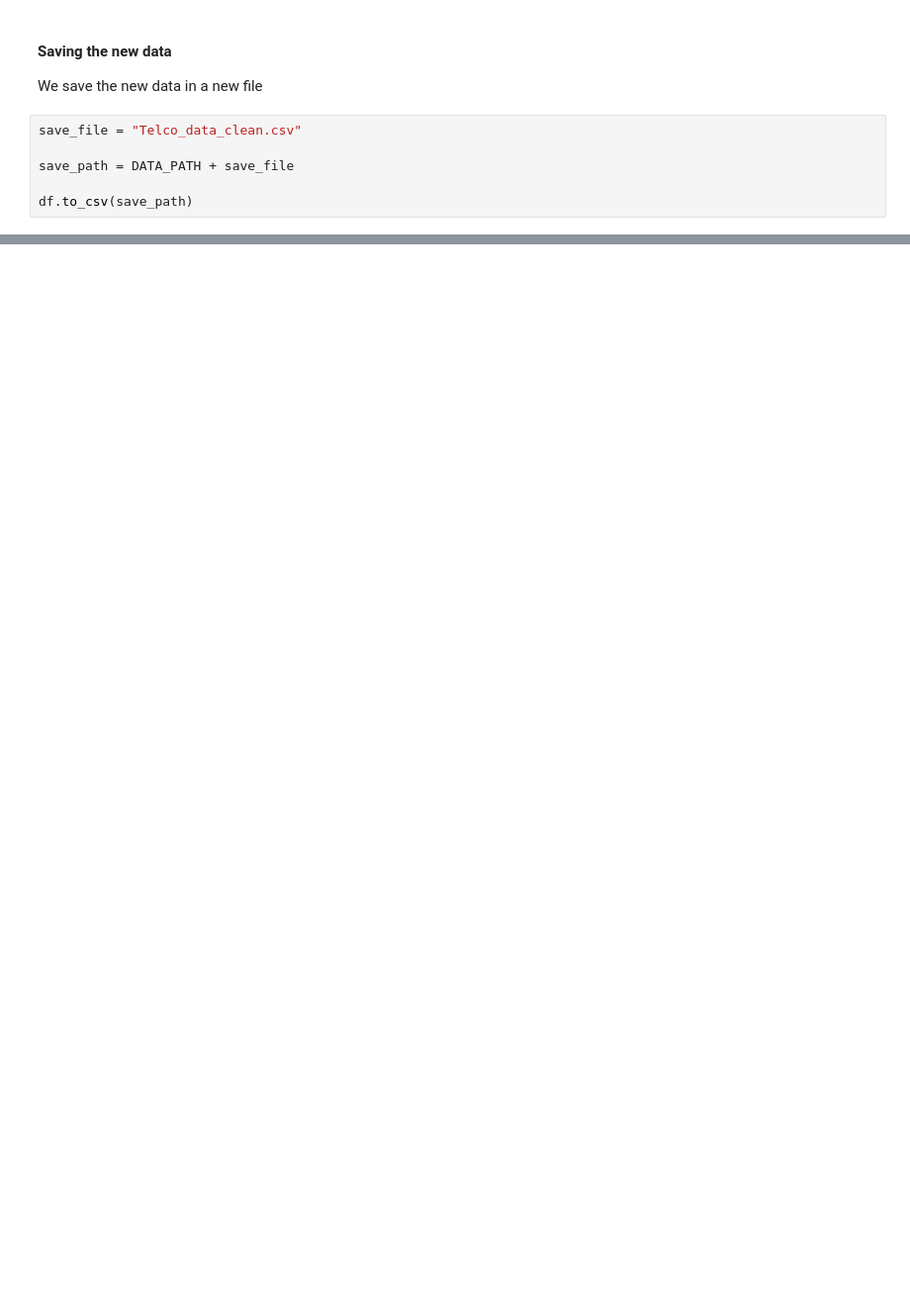
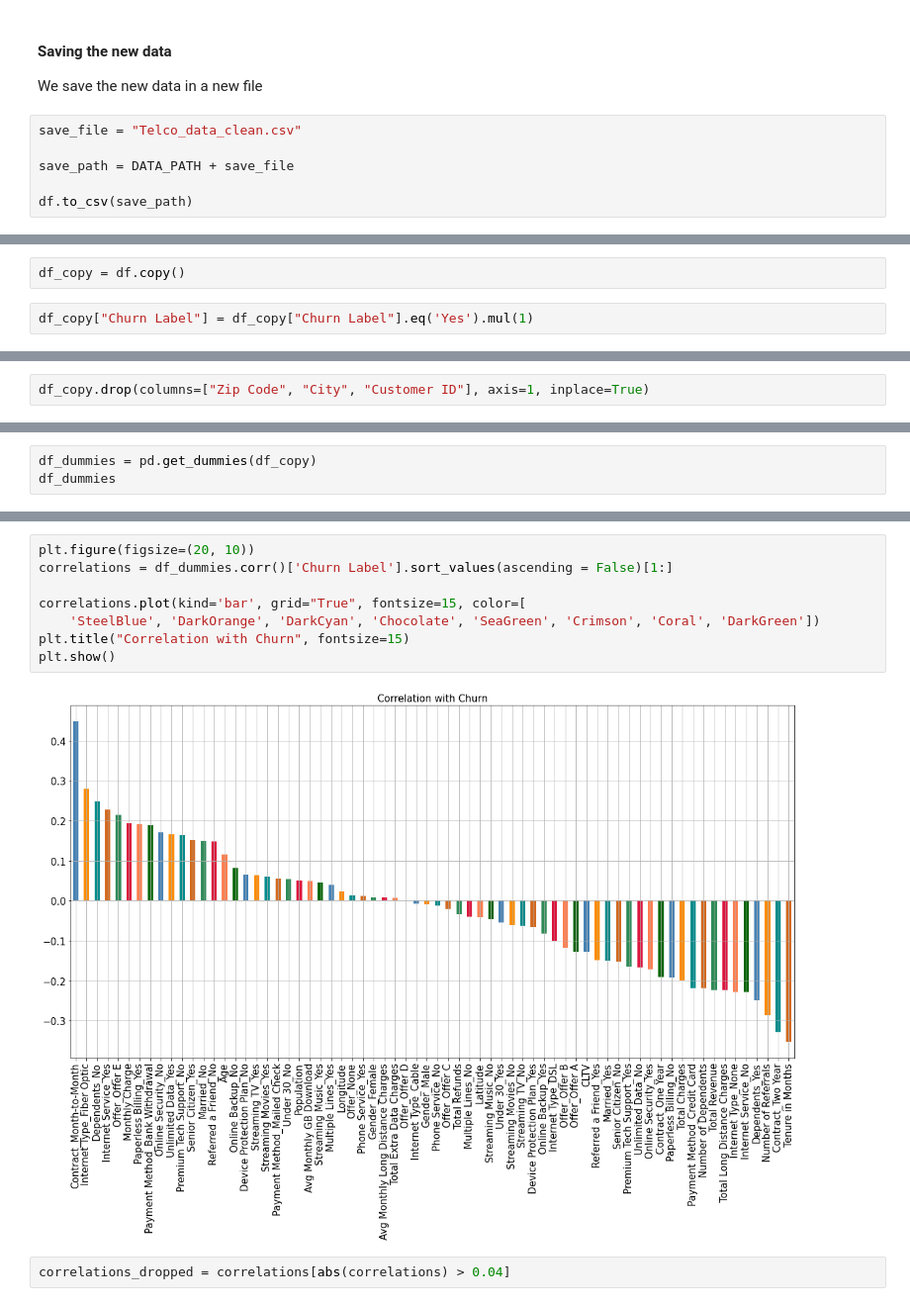
Before and after one commit to lucienwalewski/cse204project, a Jupyter notebook: src/preprocessing.ipynb, the cells around one changed output, grey strips where cells are left out. Shown at 99% size. Drawn from its saved outputs; the diff is of its cells as text; blank space fills up the shorter version.

```diff
--- a/src/preprocessing.ipynb
+++ b/src/preprocessing.ipynb
@@ -502,0 +547,4 @@ df.to_csv(save_path)
+# %%
+df_copy = df.copy()
+# %%
+df_copy["Churn Label"] = df_copy["Churn Label"].eq('Yes').mul(1)
@@ -502,0 +571,2 @@ df.to_csv(save_path)
+# %%
+df_copy.drop(columns=["Zip Code", "City", "Customer ID"], axis=1, inplace=True)
@@ -502,0 +575,3 @@ df.to_csv(save_path)
+# %%
+df_dummies = pd.get_dummies(df_copy)
+df_dummies
@@ -502,0 +592,12 @@ df.to_csv(save_path)
+# %%
+plt.figure(figsize=(20, 10))
+correlations = df_dummies.corr()['Churn Label'].sort_values(ascending = False)[1:]
+
+correlations.plot(kind='bar', grid="True", fontsize=15, color=[
+    'SteelBlue', 'DarkOrange', 'DarkCyan', 'Chocolate', 'SeaGreen', 'Crimson', 'Coral', 'DarkGreen'])
+plt.title("Correlation with Churn", fontsize=15)
+plt.show()
+# %% [output]
+[figure, added]
+# %%
+correlations_dropped = correlations[abs(correlations) > 0.04]
```
Also changed, not shown: parts of 19 cells of this notebook, 4 other files.
